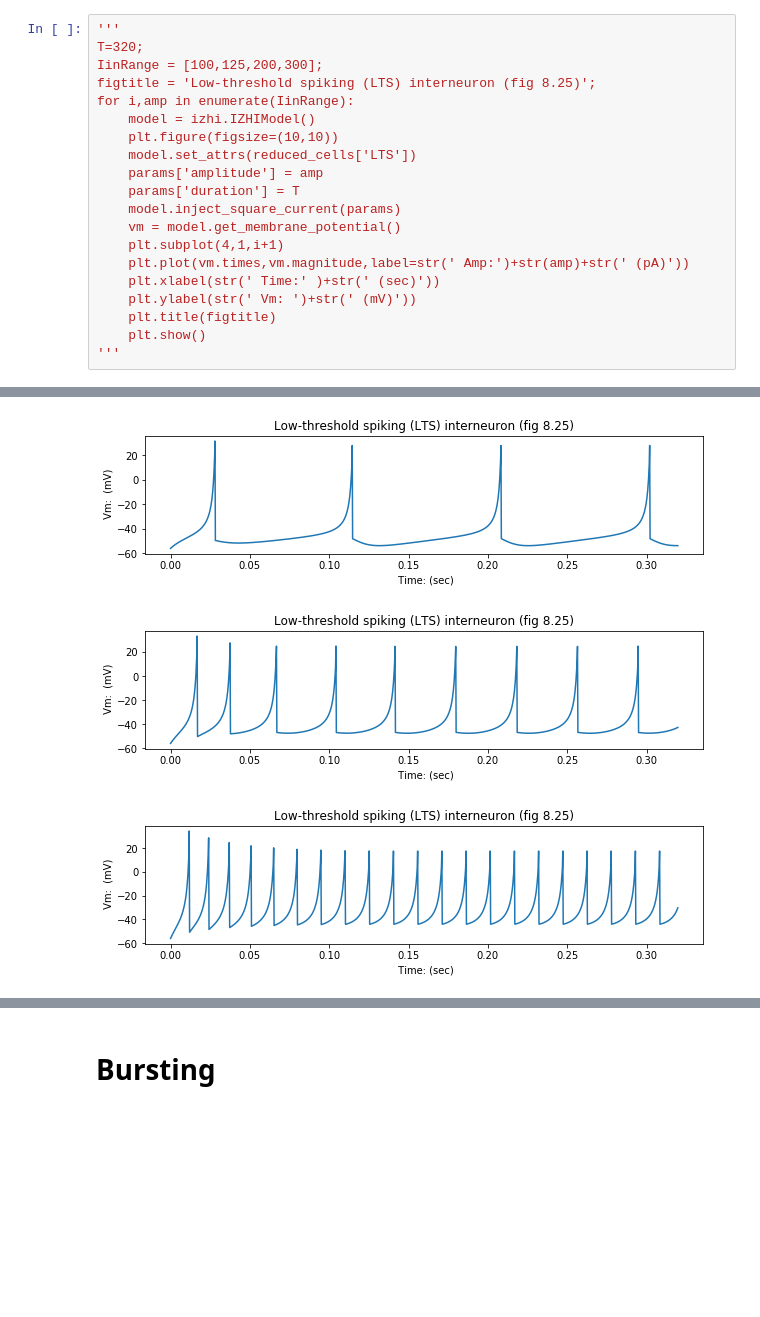
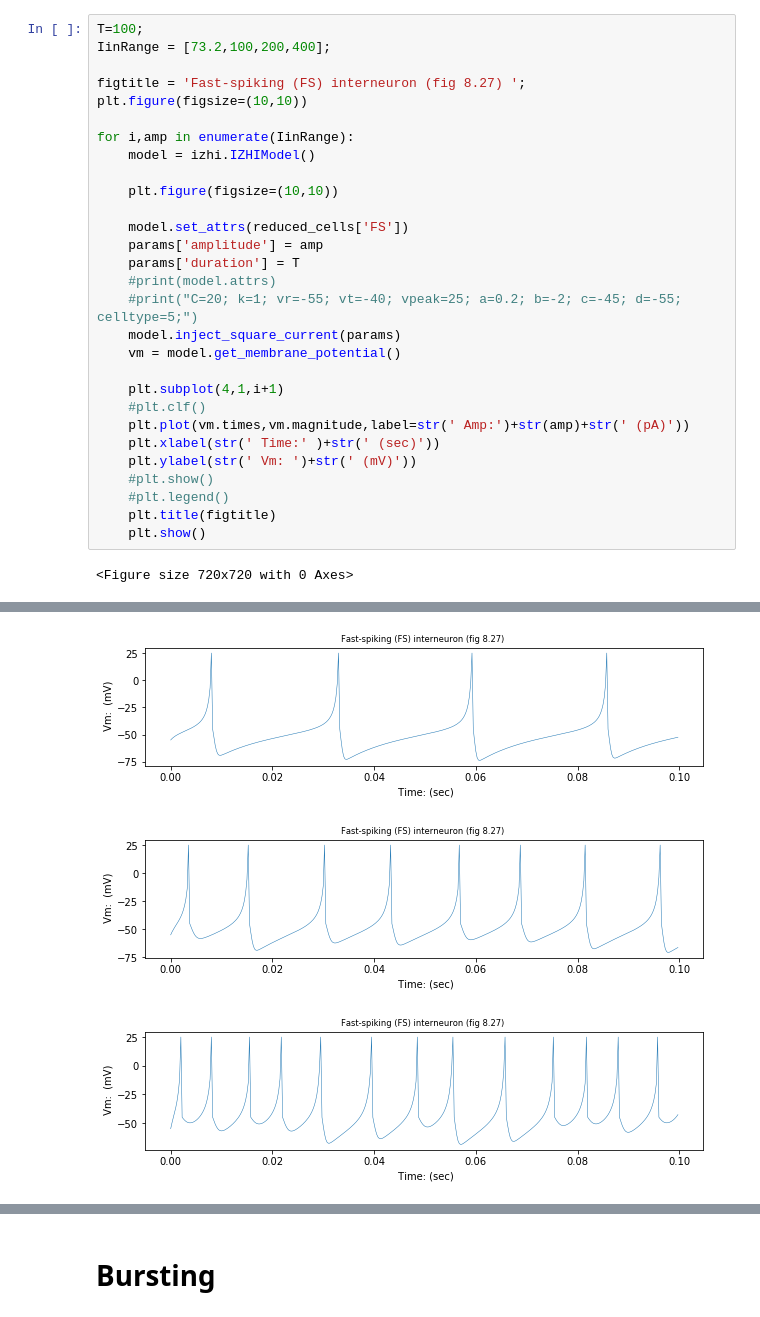
Before and after one commit to russelljjarvis/jit_hub, a Jupyter notebook: faster_izhikevich_model.ipynb, the cells around one changed output, grey strips where cells are left out. Cells and saved outputs as stored; diff of their text form; blank space fills up the shorter version.

```diff
--- a/faster_izhikevich_model.ipynb
+++ b/faster_izhikevich_model.ipynb
@@ -153,21 +142,31 @@ plt.show()
 # %%
-'''
-T=320;
-IinRange = [100,125,200,300];
-figtitle = 'Low-threshold spiking (LTS) interneuron (fig 8.25)';
+T=100;
+IinRange = [73.2,100,200,400];
+
+figtitle = 'Fast-spiking (FS) interneuron (fig 8.27) ';
+plt.figure(figsize=(10,10))
+
 for i,amp in enumerate(IinRange):
     model = izhi.IZHIModel()
+
     plt.figure(figsize=(10,10))
-    model.set_attrs(reduced_cells['LTS'])
+
+    model.set_attrs(reduced_cells['FS'])
     params['amplitude'] = amp
     params['duration'] = T
+    #print(model.attrs)
+    #print("C=20; k=1; vr=-55; vt=-40; vpeak=25; a=0.2; b=-2; c=-45; d=-55; celltype=5;")
     model.inject_square_current(params)
     vm = model.get_membrane_potential()
+
     plt.subplot(4,1,i+1)
+    #plt.clf()
     plt.plot(vm.times,vm.magnitude,label=str(' Amp:')+str(amp)+str(' (pA)'))
     plt.xlabel(str(' Time:' )+str(' (sec)'))
     plt.ylabel(str(' Vm: ')+str(' (mV)'))
+    #plt.show()
+    #plt.legend()
     plt.title(figtitle)
     plt.show()
-'''
 # %% [output]
+<Figure size 720x720 with 0 Axes>
@@ -175,3 +174,3 @@ for i,amp in enumerate(IinRange):
-[figure, old version]
+[figure, new version]
-[figure, old version]
+[figure, new version]
-[figure, old version]
+[figure, new version]
```
Also changed, not shown: parts of 24 cells of this notebook.
